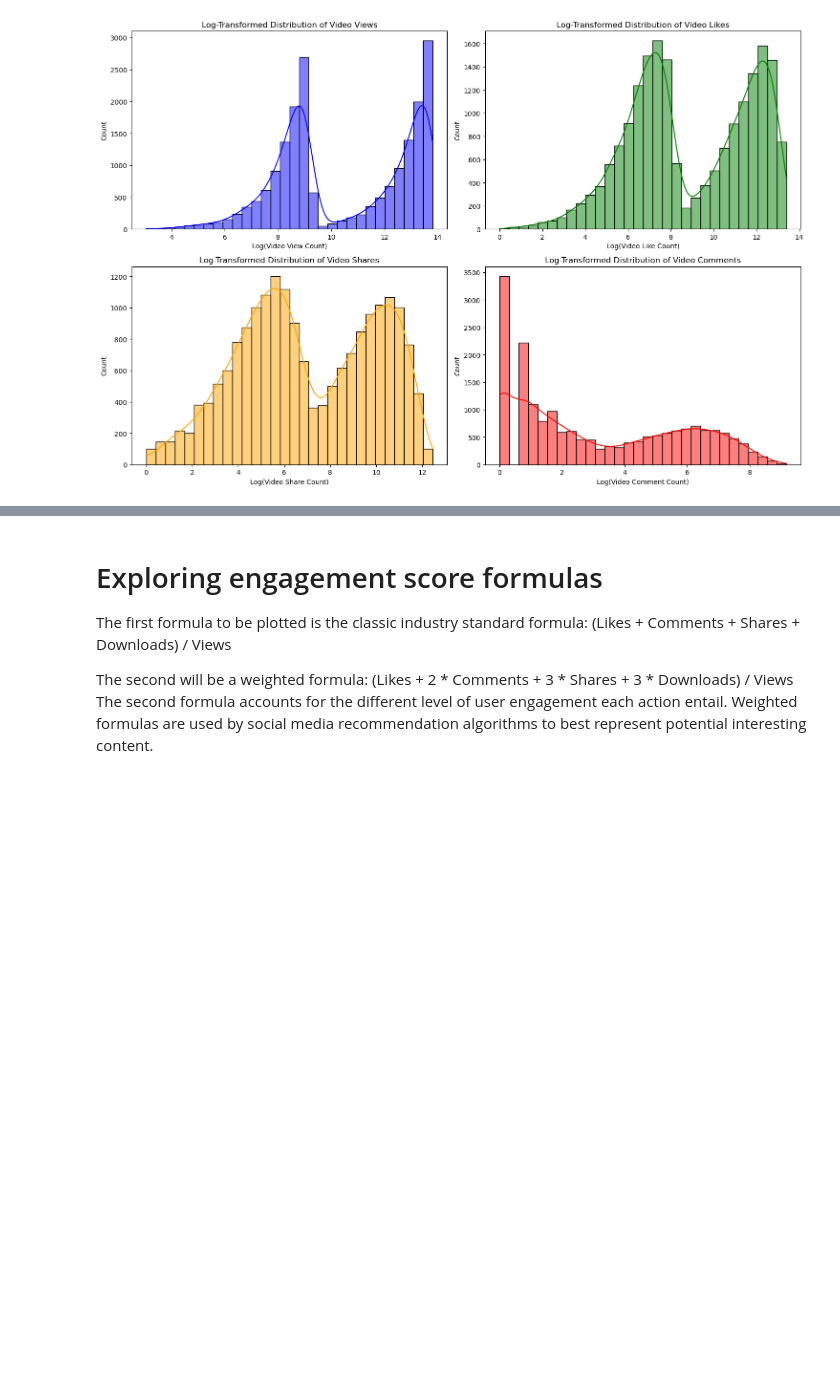
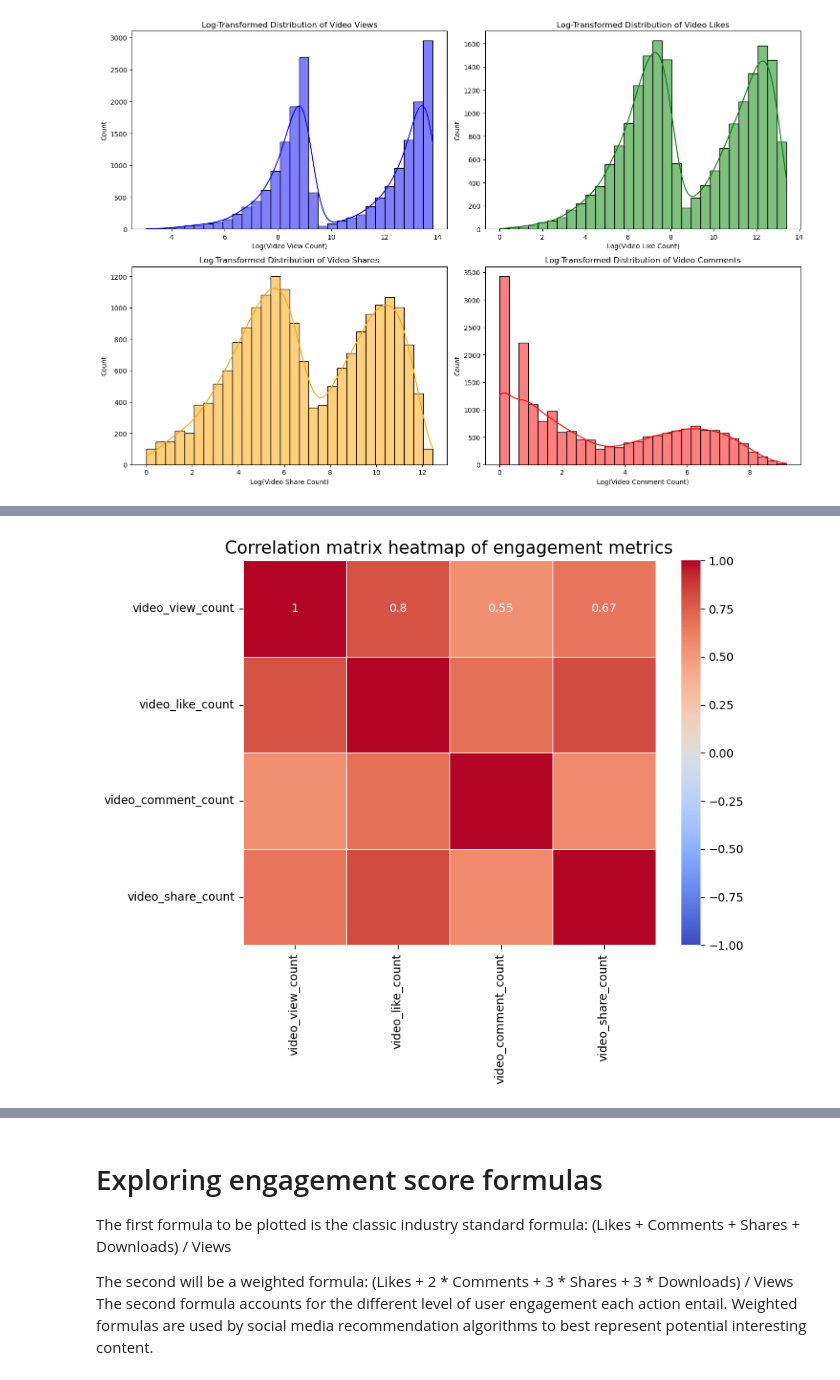
Before and after one commit to alejandra-sofia-dbb/tiktok-engagement-analysis, a Jupyter notebook: notebooks/unsupervised_learning_eda.ipynb, the cells around one changed output, grey strips where cells are left out. Cells and saved outputs as stored; diff of their text form; code cells hidden in the pictures; blank space fills up the shorter version.

```diff
--- a/notebooks/unsupervised_learning_eda.ipynb
+++ b/notebooks/unsupervised_learning_eda.ipynb
@@ -135 +145,13 @@ plt.show()
+# %%
+# Correlation matrix
+
+engagement_metrics = ['video_view_count', 'video_like_count', 'video_comment_count', 'video_share_count']
+correlation_matrix = df[engagement_metrics].corr()
+plt.figure(figsize=(8, 6))
+sns.heatmap(correlation_matrix, annot=True, cmap='coolwarm', vmin=-1, vmax=1, linewidths=0.5)
+
+plt.title('Correlation matrix heatmap of engagement metrics', fontsize=15)
+plt.show()
+# %% [output]
+[figure, added]
 # %% [markdown]
```
Also changed, not shown: parts of 7 cells of this notebook.
